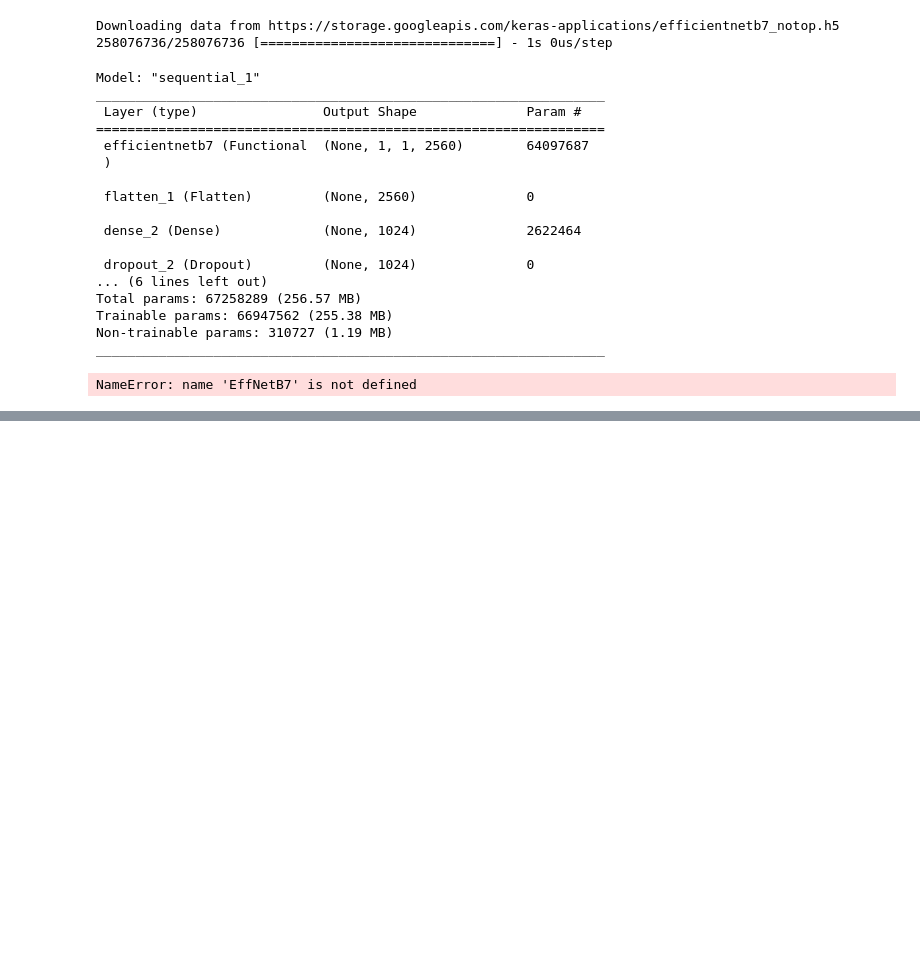
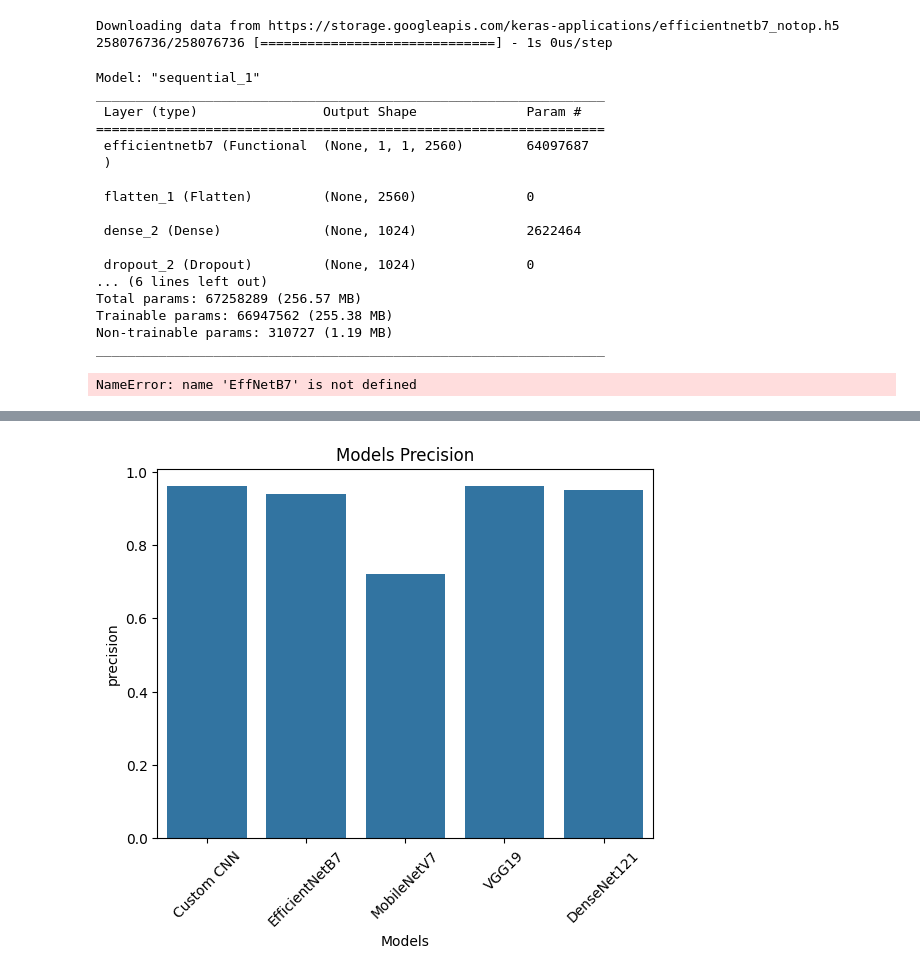
Before and after one commit to Aliya032/OCR, a Jupyter notebook: OCR.ipynb, the cells around one changed output, grey strips where cells are left out. Cells and saved outputs as stored; diff of their text form; code cells hidden in the pictures; blank space fills up the shorter version.

```diff
--- a/OCR.ipynb
+++ b/OCR.ipynb
@@ -498,0 +633,9 @@ print(classification_report(y_test, pred))
+# %%
+
+sns.barplot(data=results, x=results.index, y='precision')
+plt.xticks(rotation=45)
+plt.xlabel('Models')
+plt.title('Models Precision')
+plt.show()
+# %% [output]
+[figure, added]
```
Also changed, not shown: parts of 46 cells of this notebook.
